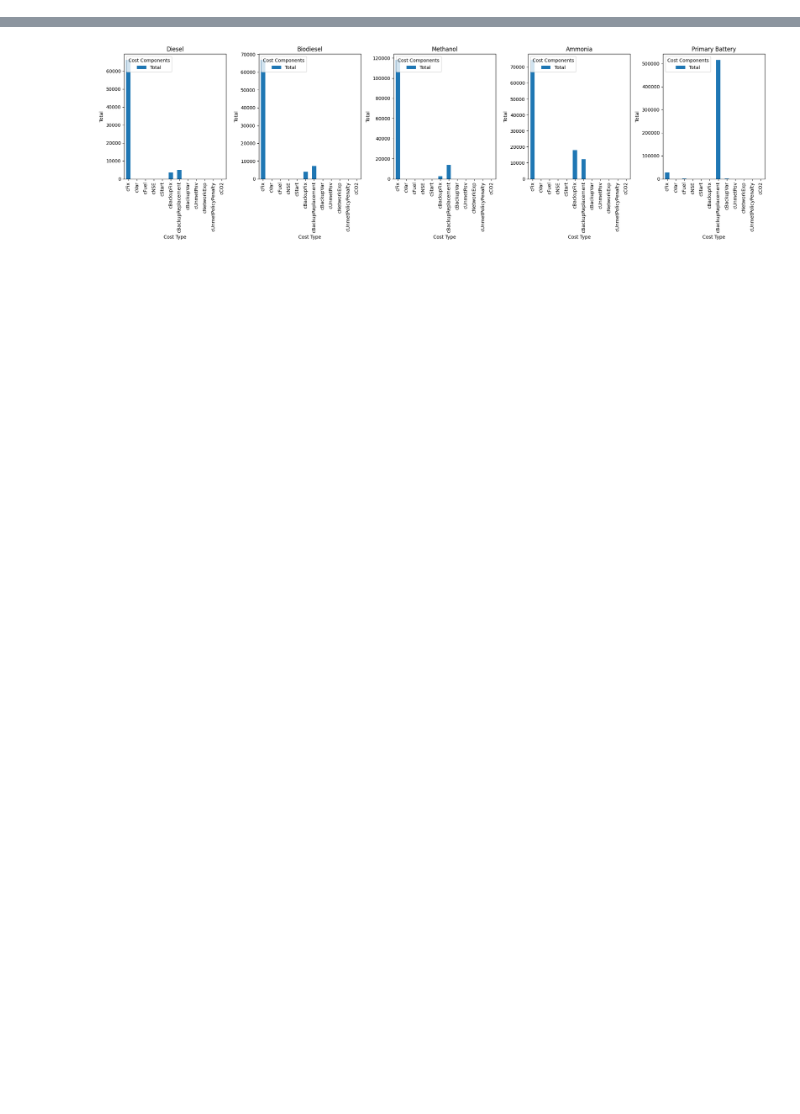
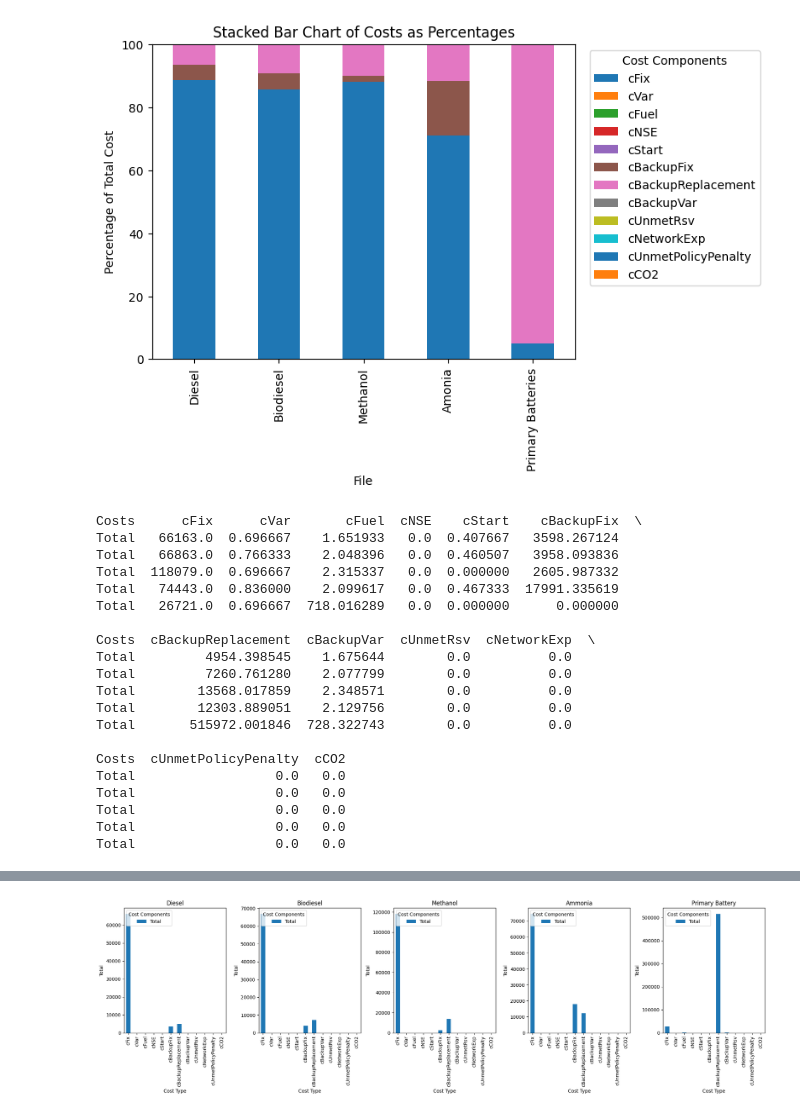
Before and after one commit to JonasSchweiger/Power_Outages_Code, a Jupyter notebook: Visualization.ipynb, the cells around one changed output, grey strips where cells are left out. Saved outputs shown, nothing was run; the diff lists cells and outputs as text; code cells hidden in the pictures; blank space fills up the shorter version.

```diff
--- a/Visualization.ipynb
+++ b/Visualization.ipynb
@@ -96,0 +118,14 @@ plt.show()
+# %%
+# Calculate the total cost for each row and add it as a new column
+combined_df_transposed['Total Cost'] = combined_df_transposed.sum(axis=1)
+
+# Create a new dataframe to store the percentages
+percentage_df = combined_df_transposed.copy()
+
+# Calculate percentages for each cost component
+for column in combined_df_transposed.columns:
+    if column != 'Total Cost':  # Exclude the 'Total Cost' column itself
+        percentage_df[column] = (combined_df_transposed[column] / combined_df_transposed['Total Cost']) * 100
+
+# Display the first few rows of the percentage dataframe
+print(percentage_df.head().to_markdown(numalign="left", stralign="left"))
@@ -96,0 +140,41 @@ plt.show()
+# %%
+# Plot the stacked bar chart using the percentage dataframe
+ax = percentage_df.drop(columns=['Total Cost']).plot(kind='bar', stacked=True)
+
+# Customize the chart
+plt.title('Stacked Bar Chart of Costs as Percentages')
+plt.xlabel('File')
+plt.ylabel('Percentage of Total Cost')
+plt.xticks(range(len(file_paths)), ['Diesel', 'Biodiesel', 'Methanol', 'Amonia', 'Primary Batteries'])
+plt.ylim(0, 100)
+
+# Adjust legend position
+plt.legend(title='Cost Components', bbox_to_anchor=(1.02, 1), loc='upper left')
+
+# Display the chart
+plt.show()
+
+# Print the combined dataframe without the 'Total Cost' column
+print(combined_df_transposed.drop(columns=['Total Cost']))
+# %% [output]
+[figure, added]
+Costs      cFix      cVar       cFuel  cNSE    cStart    cBackupFix  \
+Total   66163.0  0.696667    1.651933   0.0  0.407667   3598.267124
+Total   66863.0  0.766333    2.048396   0.0  0.460507   3958.093836
+Total  118079.0  0.696667    2.315337   0.0  0.000000   2605.987332
+Total   74443.0  0.836000    2.099617   0.0  0.467333  17991.335619
+Total   26721.0  0.696667  718.016289   0.0  0.000000      0.000000
+
+Costs  cBackupReplacement  cBackupVar  cUnmetRsv  cNetworkExp  \
+Total         4954.398545    1.675644        0.0          0.0
+Total         7260.761280    2.077799        0.0          0.0
+Total        13568.017859    2.348571        0.0          0.0
+Total        12303.889051    2.129756        0.0          0.0
+Total       515972.001846  728.322743        0.0          0.0
+
+Costs  cUnmetPolicyPenalty  cCO2
+Total                  0.0   0.0
+Total                  0.0   0.0
+Total                  0.0   0.0
+Total                  0.0   0.0
+Total                  0.0   0.0
```
Also changed, not shown: parts of 9 cells of this notebook.
